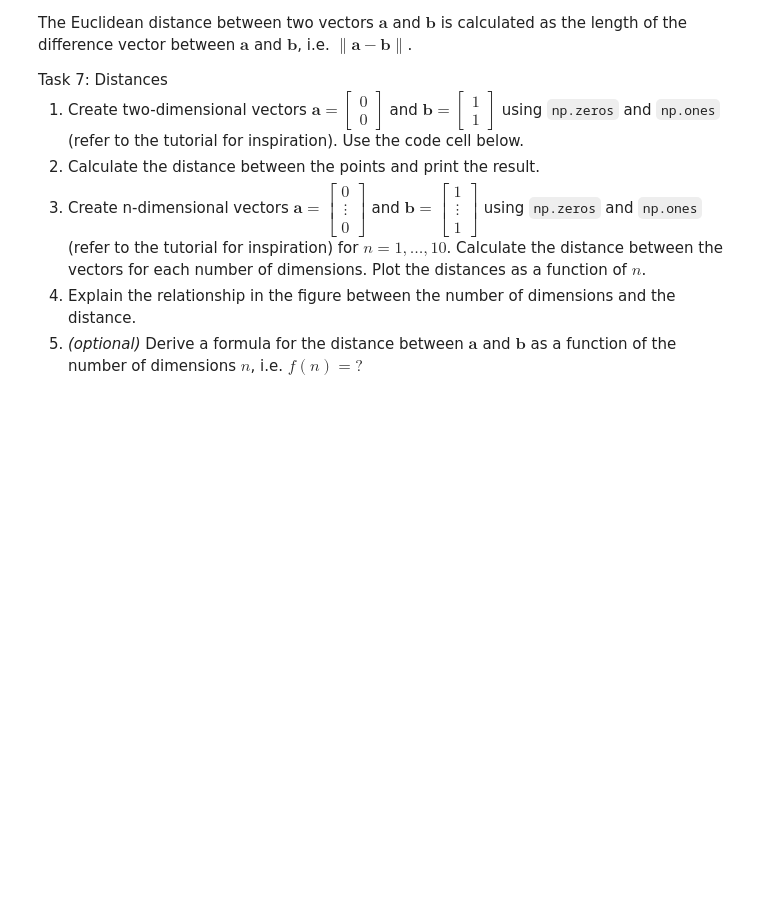
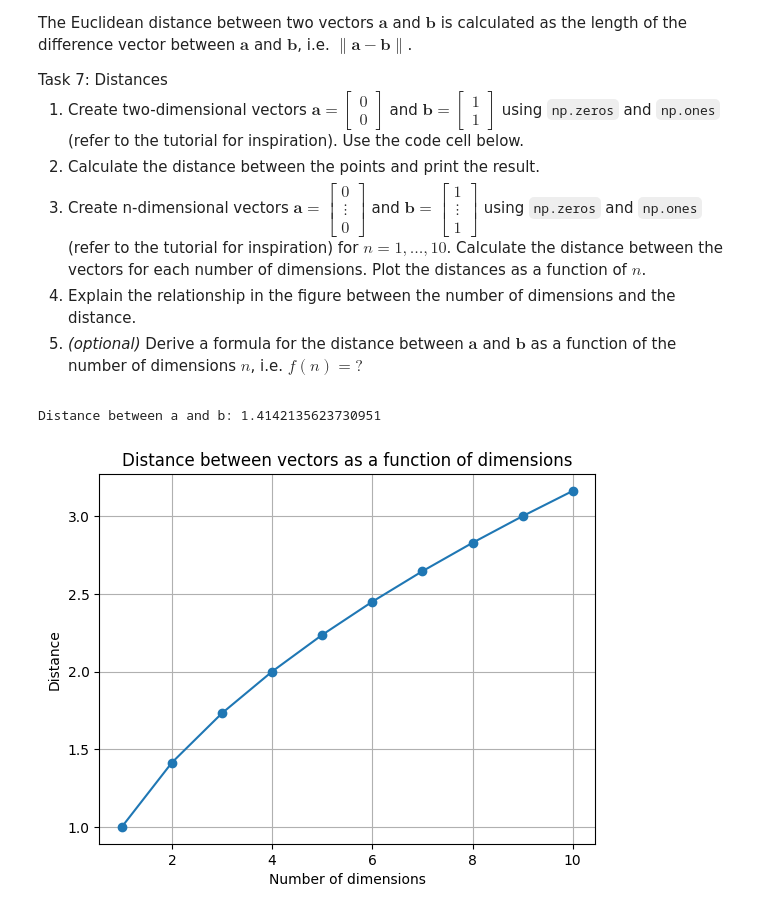
Before and after one commit to Kether180/MachineLearning_2024, a Jupyter notebook: 02-material/W02/01-practical_introduction.ipynb, the cells around one changed output. Cells and saved outputs as stored; diff of their text form; code cells hidden in the pictures; blank space fills up the shorter version.

```diff
--- a/02-material/W02/01-practical_introduction.ipynb
+++ b/02-material/W02/01-practical_introduction.ipynb
@@ -430,0 +493,23 @@ The Euclidean distance between two vectors $\mathbf{a}$ and $\mathbf{b}$ is calc
+# %%
+
+# Calculate the distance between the points
+distance = np.linalg.norm(a - b)
+print('Distance between a and b:', distance)
+# %% [output]
+Distance between a and b: 1.4142135623730951
+# %%
+# Calculate distances for n-dimensional vectors
+dimensions = np.arange(1, 11)
+distances = [np.linalg.norm(np.zeros(n) - np.ones(n)) for n in dimensions]
+
+# Plot the distances
+plt.plot(dimensions, distances, marker='o')
+plt.title('Distance between vectors as a function of dimensions')
+plt.xlabel('Number of dimensions')
+plt.ylabel('Distance')
+plt.grid(True)
+plt.show()
+
+# Explanation: As the number of dimensions increases, the distance increases. This is because each additional dimension contributes to the overall Euclidean distance.
+# %% [output]
+[figure, added]
```
Also changed, not shown: parts of 14 cells of this notebook, 1 other file.
